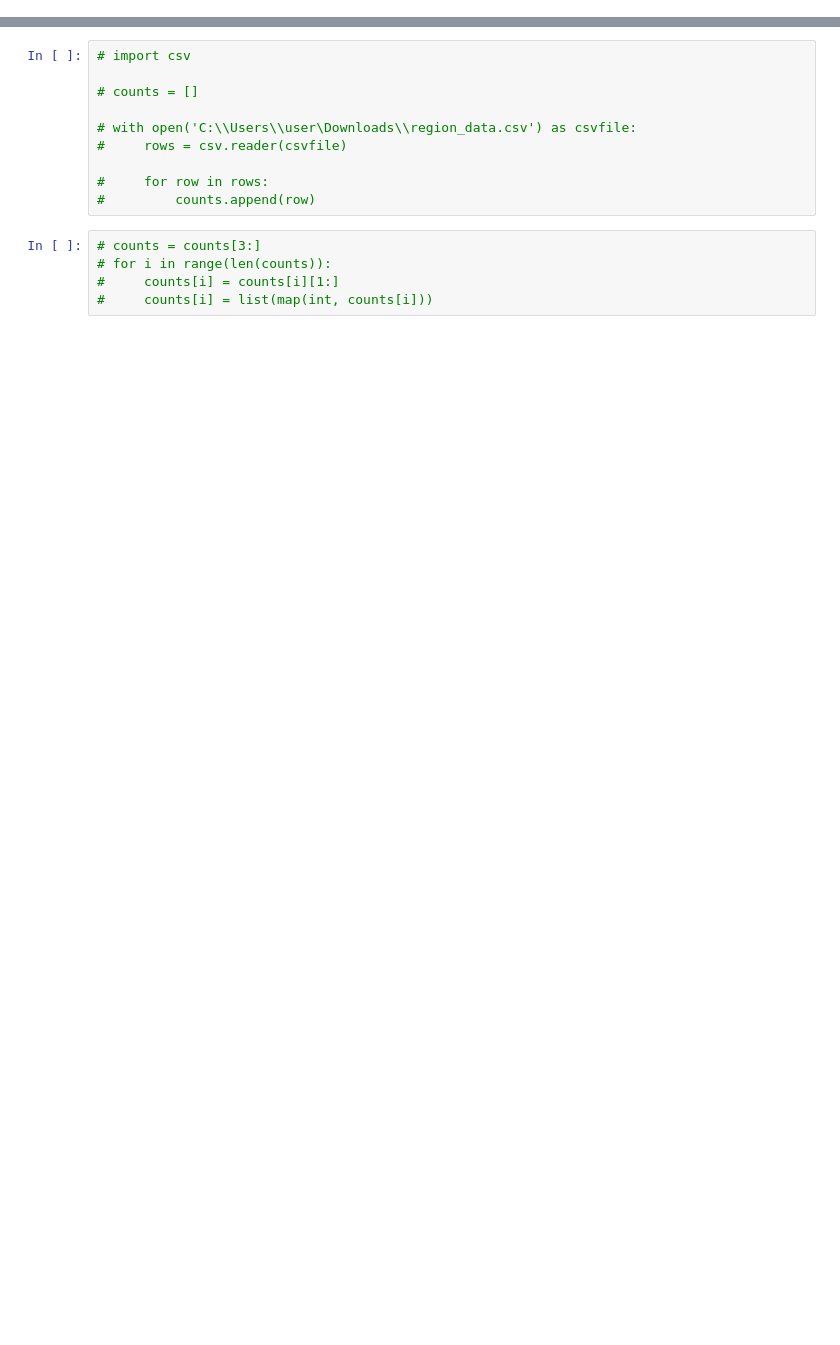
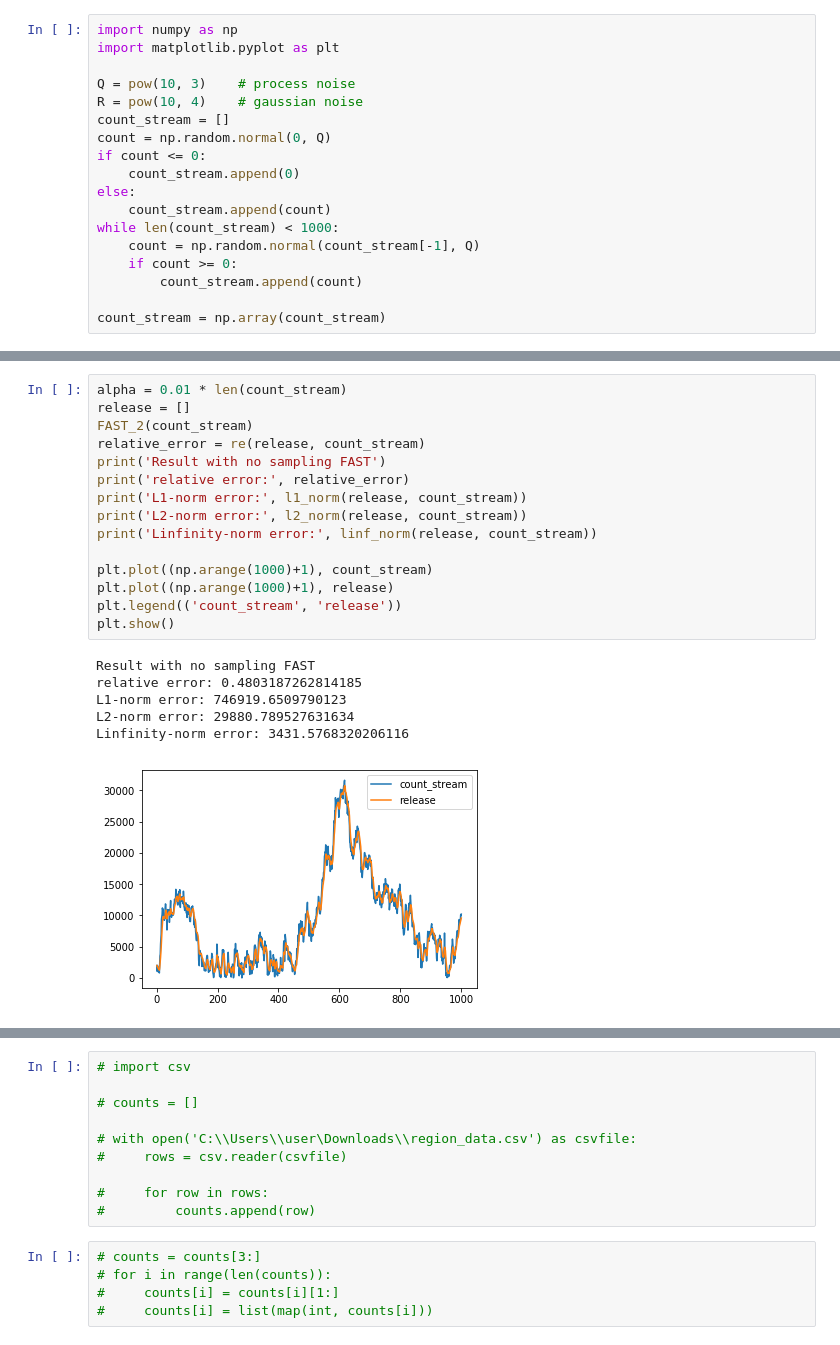
Before and after one commit to charlie831007/DataSecurity, a Jupyter notebook: FAST.ipynb, the cells around one changed output, grey strips where cells are left out. Cells and saved outputs as stored; diff of their text form; blank space fills up the shorter version.

Commit message:
Test FAST with different data range

```diff
--- a/FAST.ipynb
+++ b/FAST.ipynb
@@ -520,0 +1,18 @@ Linfinity-norm error: 745.4090580859611
+# %%
+import numpy as np
+import matplotlib.pyplot as plt
+
+Q = pow(10, 3)    # process noise
+R = pow(10, 4)    # gaussian noise
+count_stream = []
+count = np.random.normal(0, Q)
+if count <= 0:
+    count_stream.append(0)
+else:
+    count_stream.append(count)
+while len(count_stream) < 1000:
+    count = np.random.normal(count_stream[-1], Q)
+    if count >= 0:
+        count_stream.append(count)
+
+count_stream = np.array(count_stream)
@@ -520,0 +161,22 @@ Linfinity-norm error: 745.4090580859611
+# %%
+alpha = 0.01 * len(count_stream)
+release = []
+FAST_2(count_stream)
+relative_error = re(release, count_stream)
+print('Result with no sampling FAST')
+print('relative error:', relative_error)
+print('L1-norm error:', l1_norm(release, count_stream))
+print('L2-norm error:', l2_norm(release, count_stream))
+print('Linfinity-norm error:', linf_norm(release, count_stream))
+
+plt.plot((np.arange(1000)+1), count_stream)
+plt.plot((np.arange(1000)+1), release)
+plt.legend(('count_stream', 'release'))
+plt.show()
+# %% [output]
+Result with no sampling FAST
+relative error: 0.4803187262814185
+L1-norm error: 746919.6509790123
+L2-norm error: 29880.789527631634
+Linfinity-norm error: 3431.5768320206116
+[figure, added]
```
Also changed, not shown: parts of 46 cells of this notebook.
